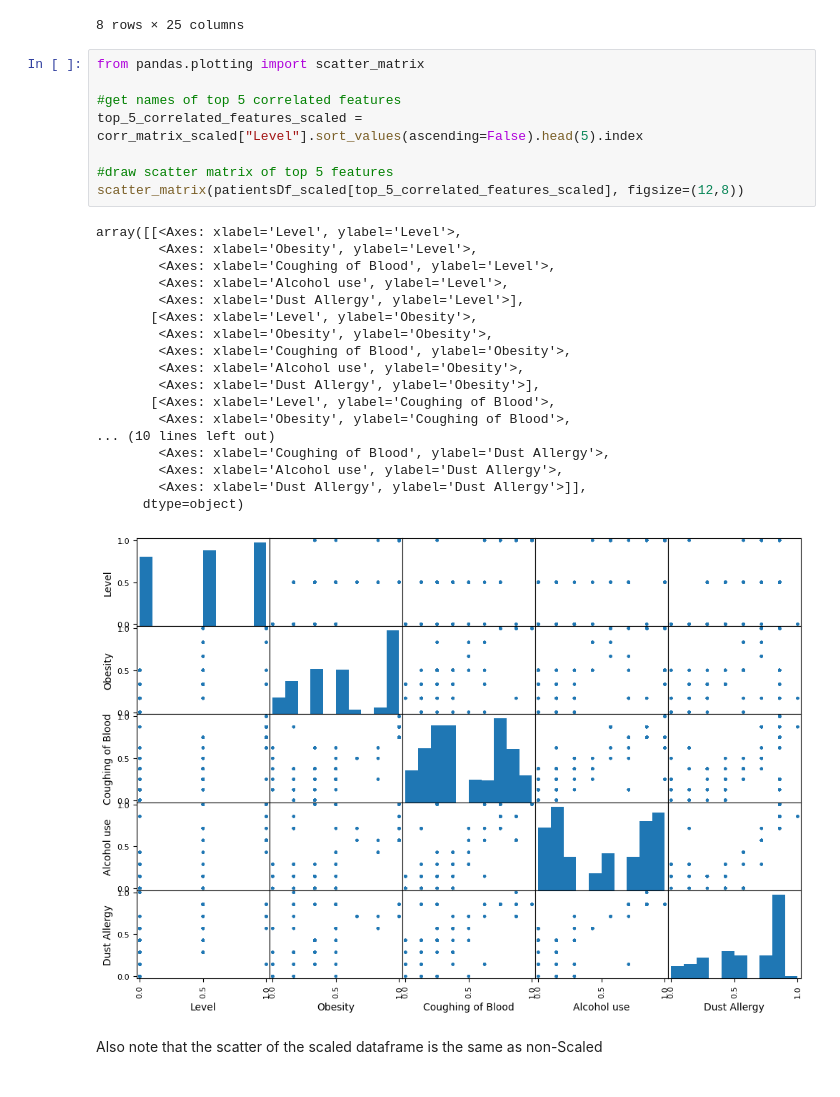
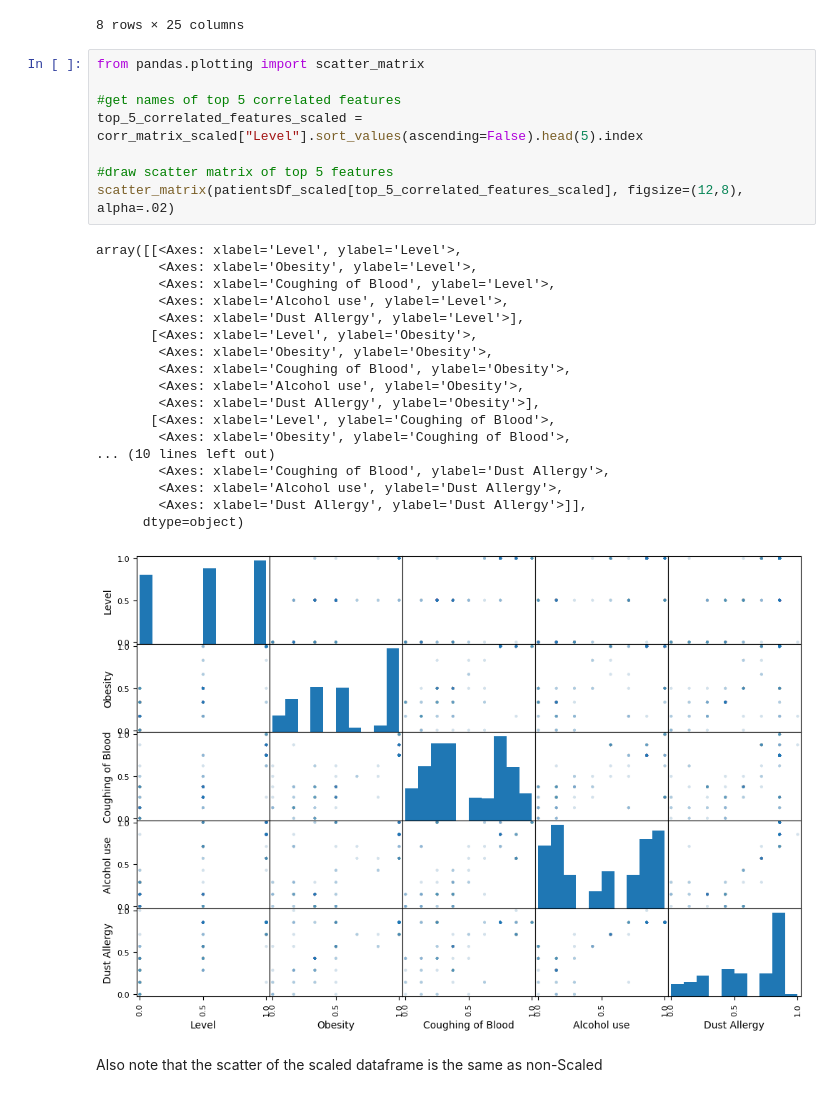
Before and after one commit to mkz4000/F21DL, a Jupyter notebook: Week2.ipynb, the cells around one changed output. Cells and saved outputs as stored; diff of their text form.

```diff
--- a/Week2.ipynb
+++ b/Week2.ipynb
@@ -252,30 +287,30 @@ patientsDf_scaled.describe()
 # %%
 from pandas.plotting import scatter_matrix
 
 #get names of top 5 correlated features
 top_5_correlated_features_scaled = corr_matrix_scaled["Level"].sort_values(ascending=False).head(5).index
 
 #draw scatter matrix of top 5 features
-scatter_matrix(patientsDf_scaled[top_5_correlated_features_scaled], figsize=(12,8))
+scatter_matrix(patientsDf_scaled[top_5_correlated_features_scaled], figsize=(12,8), alpha=.02)
 # %% [output]
 array([[<Axes: xlabel='Level', ylabel='Level'>,
         <Axes: xlabel='Obesity', ylabel='Level'>,
         <Axes: xlabel='Coughing of Blood', ylabel='Level'>,
         <Axes: xlabel='Alcohol use', ylabel='Level'>,
         <Axes: xlabel='Dust Allergy', ylabel='Level'>],
        [<Axes: xlabel='Level', ylabel='Obesity'>,
         <Axes: xlabel='Obesity', ylabel='Obesity'>,
         <Axes: xlabel='Coughing of Blood', ylabel='Obesity'>,
         <Axes: xlabel='Alcohol use', ylabel='Obesity'>,
         <Axes: xlabel='Dust Allergy', ylabel='Obesity'>],
        [<Axes: xlabel='Level', ylabel='Coughing of Blood'>,
         <Axes: xlabel='Obesity', ylabel='Coughing of Blood'>,
 ... (10 lines left out)
         <Axes: xlabel='Coughing of Blood', ylabel='Dust Allergy'>,
         <Axes: xlabel='Alcohol use', ylabel='Dust Allergy'>,
         <Axes: xlabel='Dust Allergy', ylabel='Dust Allergy'>]],
       dtype=object)
-[figure, old version]
+[figure, new version]
 # %% [markdown]
 Also note that the scatter of the scaled dataframe is the same as non-Scaled
 # %% [markdown]
```
Also changed, not shown: parts of 13 cells of this notebook.
